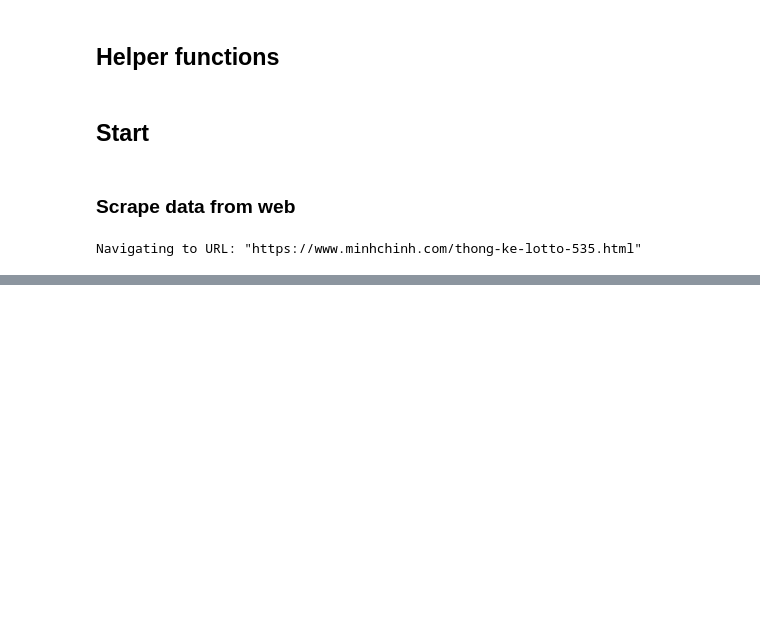
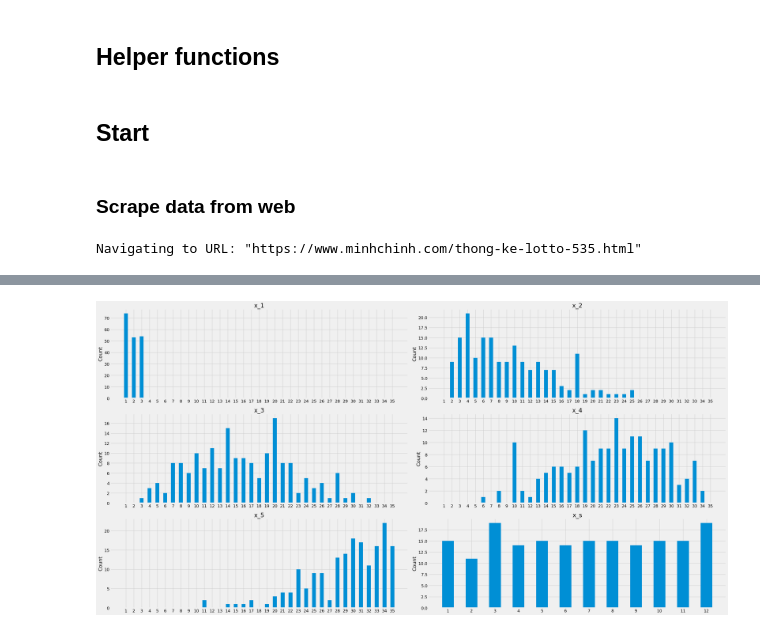
Before and after one commit to DucTrung1802/lucky_number, a Jupyter notebook: lotto_5_35.ipynb, the cells around one changed output, grey strips where cells are left out. Drawn from its saved outputs; the diff is of its cells as text; code cells hidden in the pictures; blank space fills up the shorter version.

```diff
--- a/lotto_5_35.ipynb
+++ b/lotto_5_35.ipynb
@@ -148,0 +327,6 @@ Data has been saved to 'lotto_5_35.csv.csv'
+# %%
+filter_1 = cleaned_df[cleaned_df["x_1"].isin(range(1, 4))]
+
+plot_histograms(filter_1, mode="count")
+# %% [output]
+[figure, added]
```
Also changed, not shown: parts of 25 cells of this notebook, 4 other files.
